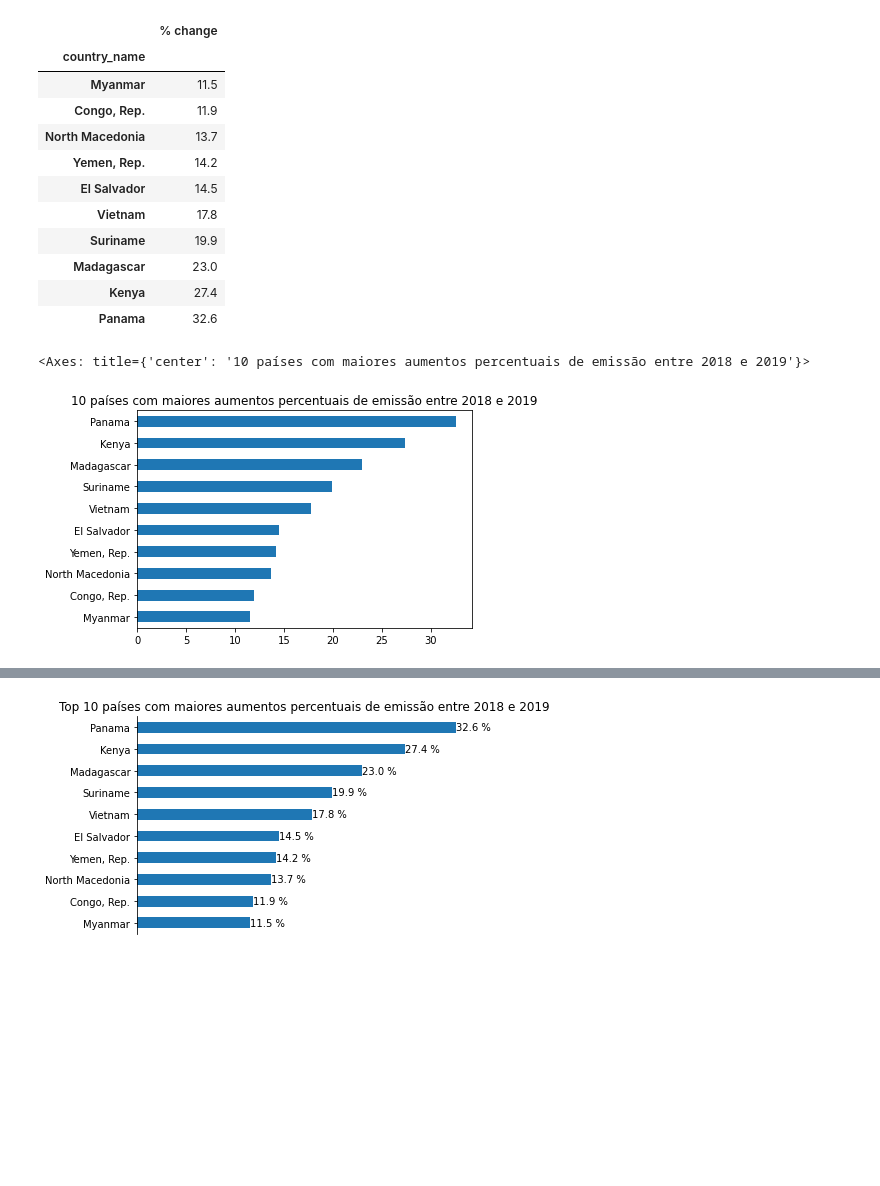
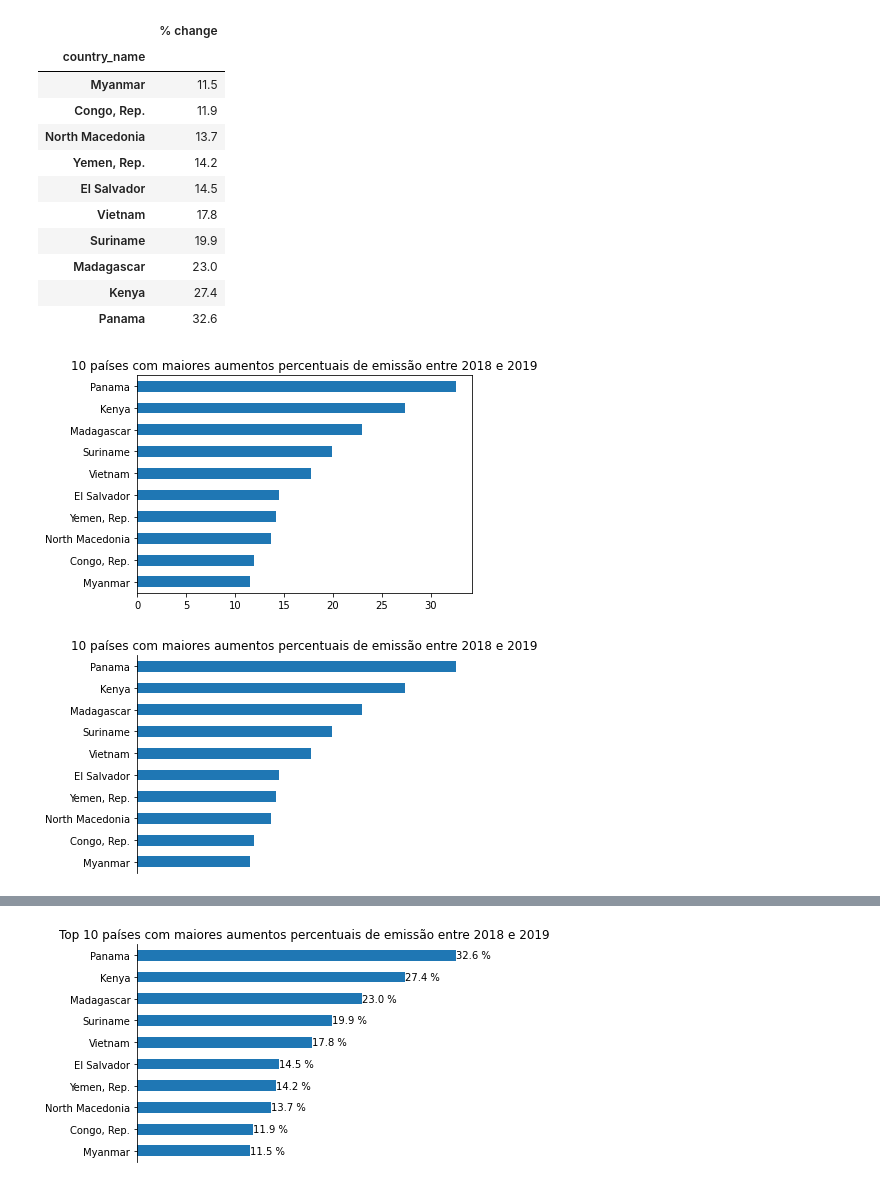
Before and after one commit to huabreu/Santander-Coders, a Jupyter notebook: Técnicas de Programação II/Exercícios/[Aula 01] - Exercícios.ipynb, the cells around one changed output, grey strips where cells are left out. Cells and saved outputs as stored; diff of their text form; code cells hidden in the pictures; blank space fills up the shorter version.

```diff
--- a/Técnicas de Programação II/Exercícios/[Aula 01] - Exercícios.ipynb
+++ b/Técnicas de Programação II/Exercícios/[Aula 01] - Exercícios.ipynb
@@ -709,10 +709,21 @@ top10
 | Kenya | 27.4 |
 | Panama | 32.6 |
 # %%
-top10.plot(kind="barh",
+ax = top10.plot(kind="barh",
            title='10 países com maiores aumentos percentuais de emissão entre 2018 e 2019',
            legend=False,
            ylabel="")
 # %% [output]
-<Axes: title={'center': '10 países com maiores aumentos percentuais de emissão entre 2018 e 2019'}>
 [figure]
+# %%
+ax = top10.plot(kind="barh",
+           title='10 países com maiores aumentos percentuais de emissão entre 2018 e 2019',
+           legend=False,
+           ylabel="")
+
+ax.spines['top'].set_visible(False)
+ax.spines['right'].set_visible(False)
+ax.spines['bottom'].set_visible(False)
+ax.xaxis.set_visible(False)
+# %% [output]
+[figure, added]
```
Also changed, not shown: parts of 1 cell of this notebook.
